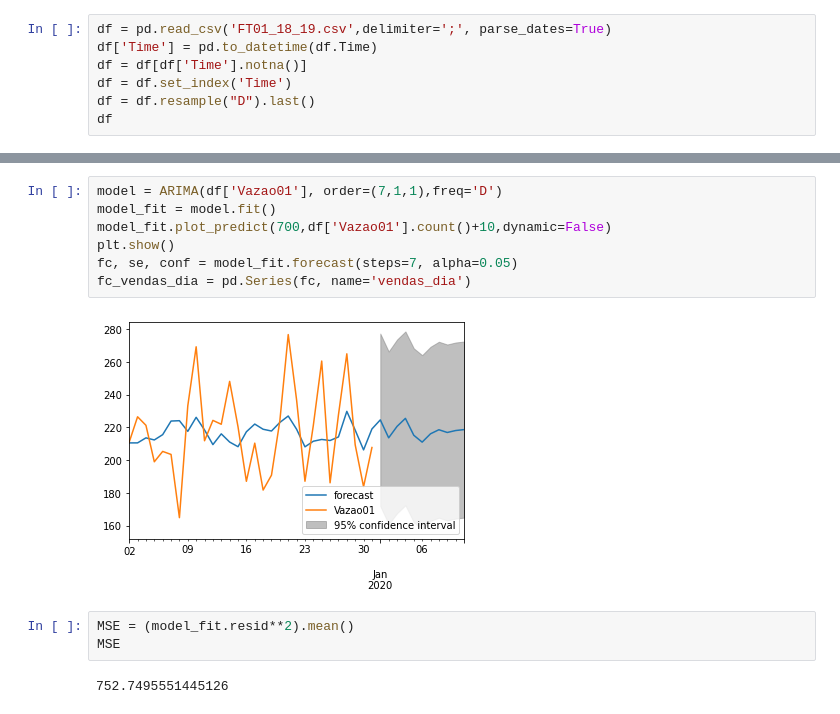
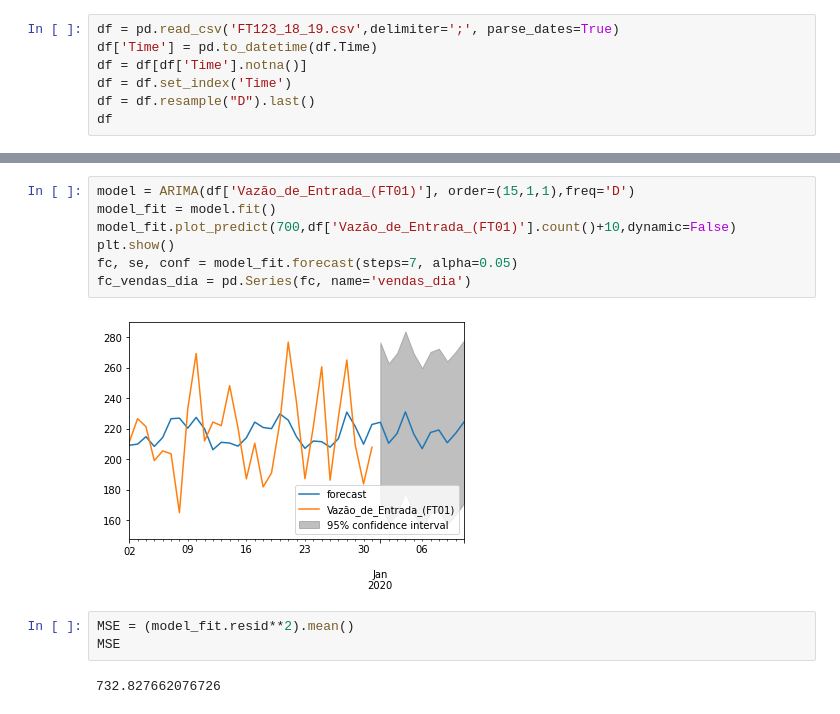
Before and after one commit to MarceloAvanzi/Time-Series-Forecast, a Jupyter notebook: test.ipynb, the cells around one changed output, grey strips where cells are left out. Drawn from its saved outputs; the diff is of its cells as text.

Commit message:
Achando parâmetros do ARIMA

```diff
--- a/test.ipynb
+++ b/test.ipynb
@@ -7,7 +9,7 @@ import matplotlib.pyplot as plt
 import warnings
 warnings.filterwarnings('ignore')
 # %%
-df = pd.read_csv('FT01_18_19.csv',delimiter=';', parse_dates=True)
+df = pd.read_csv('FT123_18_19.csv',delimiter=';', parse_dates=True)
 df['Time'] = pd.to_datetime(df.Time)
 df = df[df['Time'].notna()]
 df = df.set_index('Time')
@@ -36,14 +70,14 @@ df.plot()
 # %%
-model = ARIMA(df['Vazao01'], order=(7,1,1),freq='D')
+model = ARIMA(df['Vazão_de_Entrada_(FT01)'], order=(15,1,1),freq='D')
 model_fit = model.fit()
-model_fit.plot_predict(700,df['Vazao01'].count()+10,dynamic=False)
+model_fit.plot_predict(700,df['Vazão_de_Entrada_(FT01)'].count()+10,dynamic=False)
 plt.show()
 fc, se, conf = model_fit.forecast(steps=7, alpha=0.05)
 fc_vendas_dia = pd.Series(fc, name='vendas_dia')
 # %% [output]
-[figure, old version]
+[figure, new version]
 # %%
 MSE = (model_fit.resid**2).mean()
 MSE
 # %% [output]
-752.7495551445126
+732.827662076726
```
Also changed, not shown: parts of 7 cells of this notebook, 2 other files.
